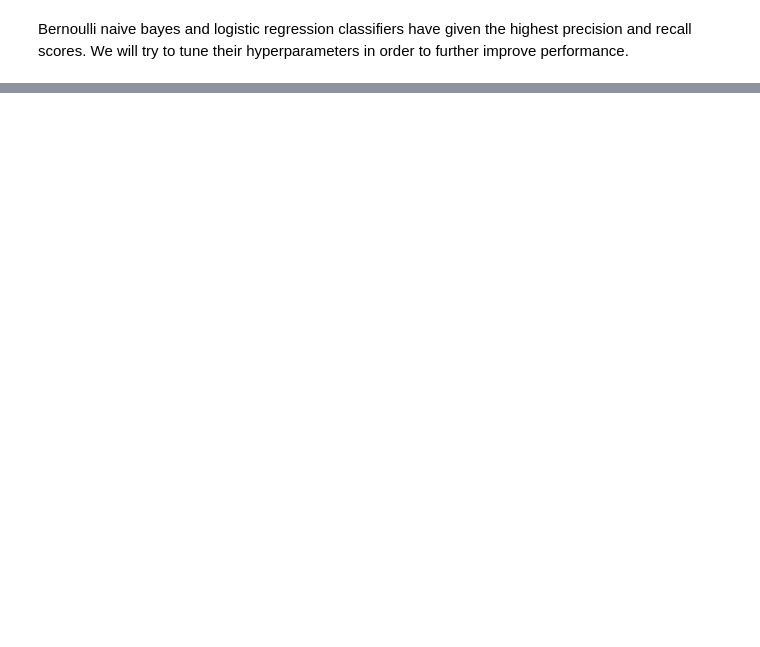
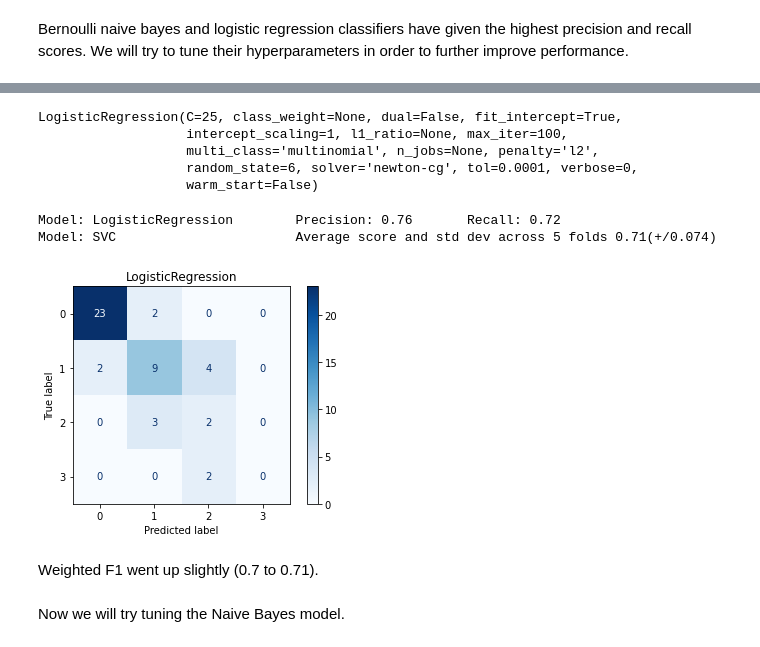
Before and after one commit to estanley16/mri-dementia-prediction, a Jupyter notebook: MRI_Dementia_Prediction.ipynb, the cells around one changed output, grey strips where cells are left out. Drawn from its saved outputs; the diff is of its cells as text; code cells hidden in the pictures; blank space fills up the shorter version.

```diff
--- a/MRI_Dementia_Prediction.ipynb
+++ b/MRI_Dementia_Prediction.ipynb
@@ -495,7 +492,7 @@ for model in models:
   model_name = type(model).__name__
   imp_cols=cols_mod[model_name]
 
-  score = cross_val_score(model, X_train_processed[imp_cols], y_train_processed)
+  score = cross_val_score(model, X_train_processed[imp_cols], y_train_processed, scoring='f1_weighted')
   model_name = type(model).__name__
   conf_matrix(model, X_train_processed[imp_cols], y_train_processed, X_test_processed[imp_cols], y_test_processed)
   print('Model: {:<25} Average score and std dev across 5 folds {:0.2}(+/{:0.2})'.format(model_name, score.mean(), score.std()))
@@ -522,2 +519,6 @@ Again there is not much change in the performance of the models. Since they are
 # %% [markdown]
 Bernoulli naive bayes and logistic regression classifiers have given the highest precision and recall scores. We will try to tune their hyperparameters in order to further improve performance.
+# %%
+#logistic regression had the best precision and recall when only using most important features and without "Age", so we will try that with the C value found in GridSearch
+logistic_cols= cols_mod[type(logistic_df).__name__]
+logistic_cols
@@ -523,0 +527,8 @@ Bernoulli naive bayes and logistic regression classifiers have given the highest
+# %%
+from sklearn.model_selection import GridSearchCV
+
+lr_base = LogisticRegression(solver='newton-cg', multi_class='multinomial', random_state=6)
+params = {'C': [0.001,.009,0.01,.09,1,5,10,15,25,30]} #we will try to determine what the best value for regularization parameter is
+
+lr_gs = GridSearchCV(lr_base, params, cv=2, verbose=2, n_jobs=-1)
+lr_gs.fit(X_train_processed[logistic_cols], y_train_processed)
@@ -523,0 +553,20 @@ Bernoulli naive bayes and logistic regression classifiers have given the highest
+# %%
+lr_gs.best_estimator_
+# %% [output]
+LogisticRegression(C=25, class_weight=None, dual=False, fit_intercept=True,
+                   intercept_scaling=1, l1_ratio=None, max_iter=100,
+                   multi_class='multinomial', n_jobs=None, penalty='l2',
+                   random_state=6, solver='newton-cg', tol=0.0001, verbose=0,
+                   warm_start=False)
+# %%
+lr_score = cross_val_score(lr_gs.best_estimator_, X_train_processed[logistic_cols], y_train_processed, scoring='f1_weighted')
+conf_matrix(lr_gs.best_estimator_, X_train_processed[logistic_cols], y_train_processed, X_test_processed[logistic_cols], y_test_processed)
+print('Model: {:<25} Average score and std dev across 5 folds {:0.2}(+/{:0.2})'.format(model_name, lr_score.mean(), lr_score.std()))
+# %% [output]
+Model: LogisticRegression        Precision: 0.76       Recall: 0.72
+Model: SVC                       Average score and std dev across 5 folds 0.71(+/0.074)
+[figure, added]
+# %% [markdown]
+Weighted F1 went up slightly (0.7 to 0.71).
+# %% [markdown]
+Now we will try tuning the Naive Bayes model.
```
Also changed, not shown: parts of 15 cells of this notebook.
